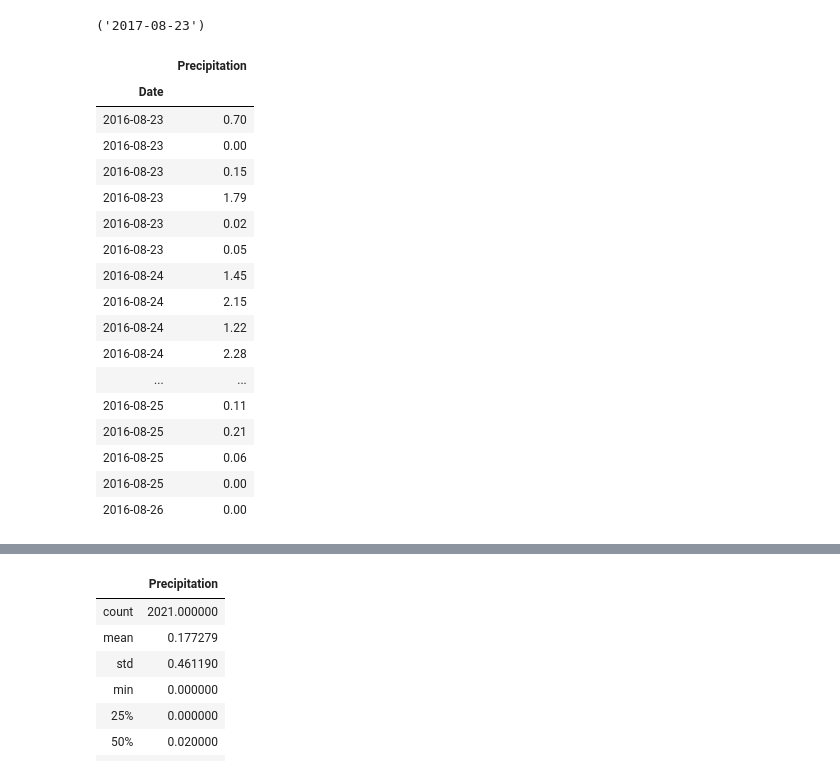
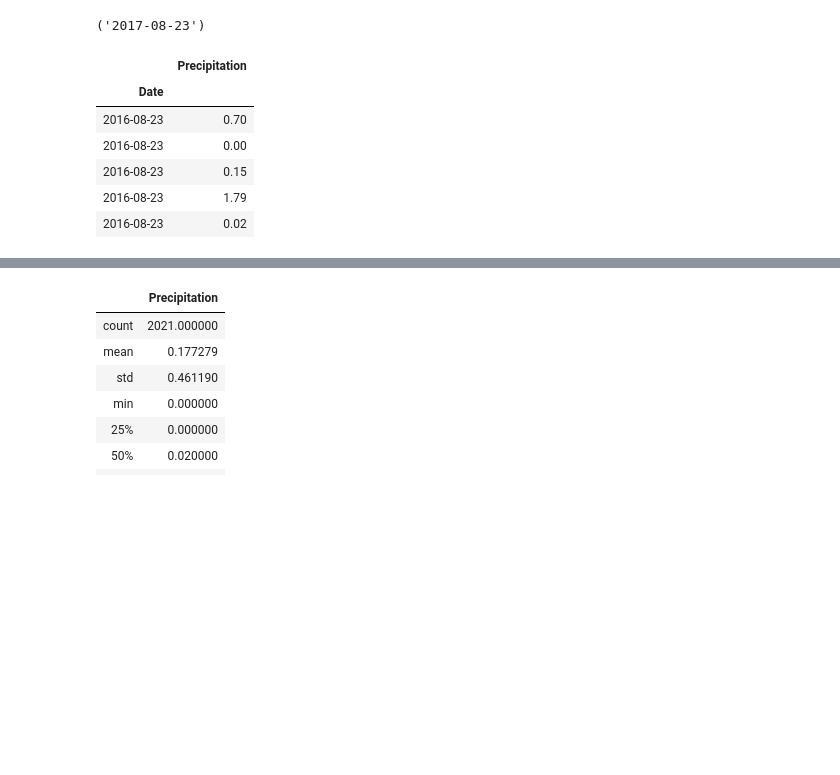
Before and after one commit to Davis1776/2020-02-sqlalchemy-challenge, a Jupyter notebook: climate_MRD.ipynb, the cells around one changed output, grey strips where cells are left out. Saved outputs shown, nothing was run; the diff lists cells and outputs as text; code cells hidden in the pictures; blank space fills up the shorter version.

```diff
--- a/climate_MRD.ipynb
+++ b/climate_MRD.ipynb
@@ -46,8 +46,11 @@ session = Session(engine)
 - Use Pandas Plotting with Matplotlib to plot the data
 # %%
 # Last data point in the db
-latest_date = session.query(Measurement.prcp, Measurement.date).order_by(Measurement.date.desc())
-session.query(Measurement.date).order_by(Measurement.date.desc()).first()
+latest_date = session.query(Measurement.prcp, Measurement.date)\
+.order_by(Measurement.date.desc())
+
+session.query(Measurement.date)\
+.order_by(Measurement.date.desc()).first()
 # %% [output]
 ('2017-08-23')
 # %%
@@ -63,28 +66,17 @@ for i in prep_dat:
 # %%
 # Perform a query to retrieve the data and precipitation scores
 # Save the query results as a Pandas DataFrame and set the index to the date column
 # Sort by date
 prep_df = pd.DataFrame(prep_lst, columns=['Precipitation', 'Date']).sort_values("Date",ascending=True).dropna()
 prep_df = prep_df.set_index('Date')
-prep_df.head(20)
+prep_df.head()
 # %% [output]
 |  | Precipitation |
 | Date |  |
 | 2016-08-23 | 0.70 |
 | 2016-08-23 | 0.00 |
 | 2016-08-23 | 0.15 |
 | 2016-08-23 | 1.79 |
 | 2016-08-23 | 0.02 |
-| 2016-08-23 | 0.05 |
-| 2016-08-24 | 1.45 |
-| 2016-08-24 | 2.15 |
-| 2016-08-24 | 1.22 |
-| 2016-08-24 | 2.28 |
-| ... | ... |
-| 2016-08-25 | 0.11 |
-| 2016-08-25 | 0.21 |
-| 2016-08-25 | 0.06 |
-| 2016-08-25 | 0.00 |
-| 2016-08-26 | 0.00 |
 # %%
 # Use Pandas Plotting with Matplotlib to plot the data
```
Also changed, not shown: parts of 5 cells of this notebook, 1 other file.
